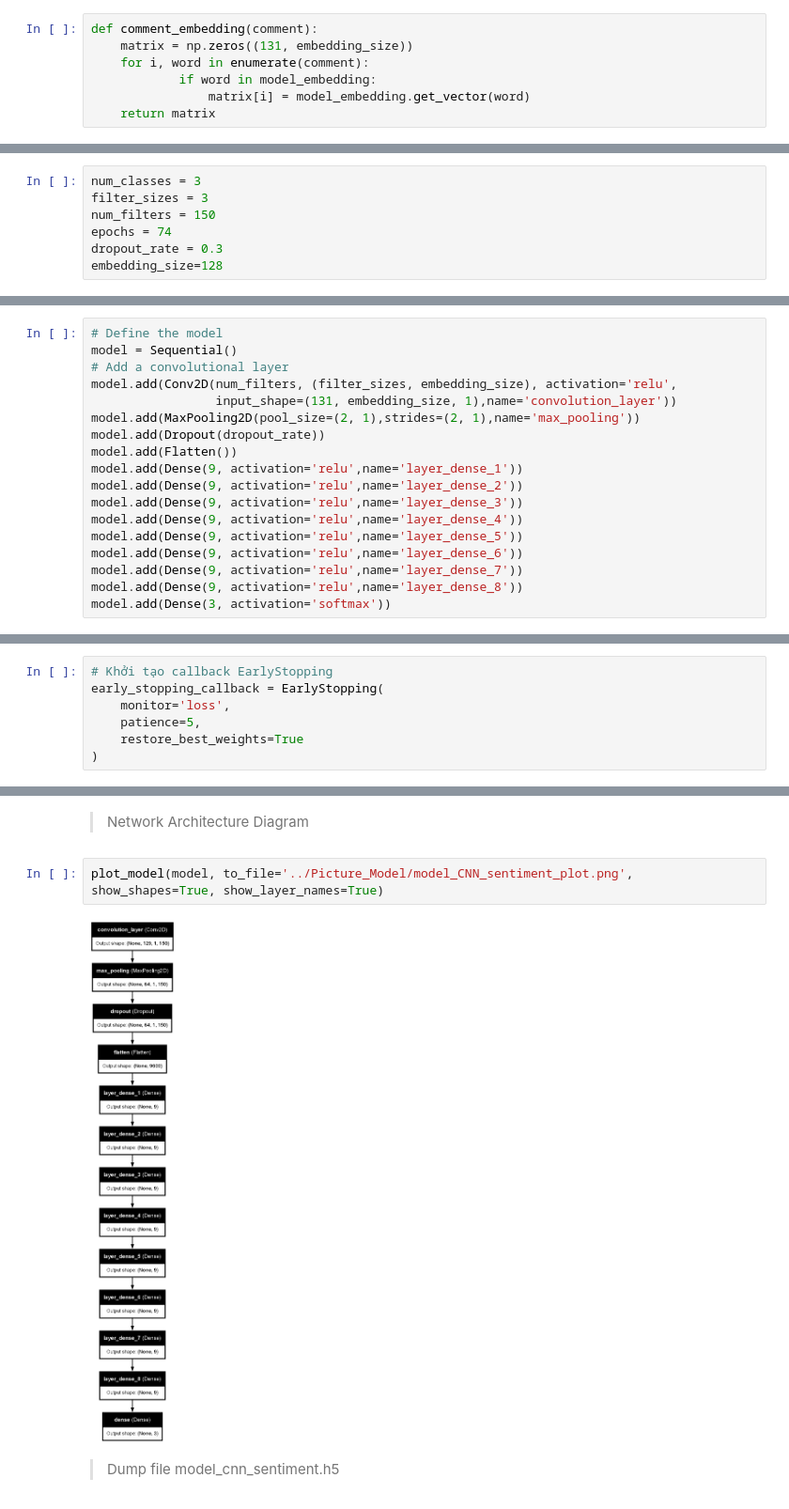
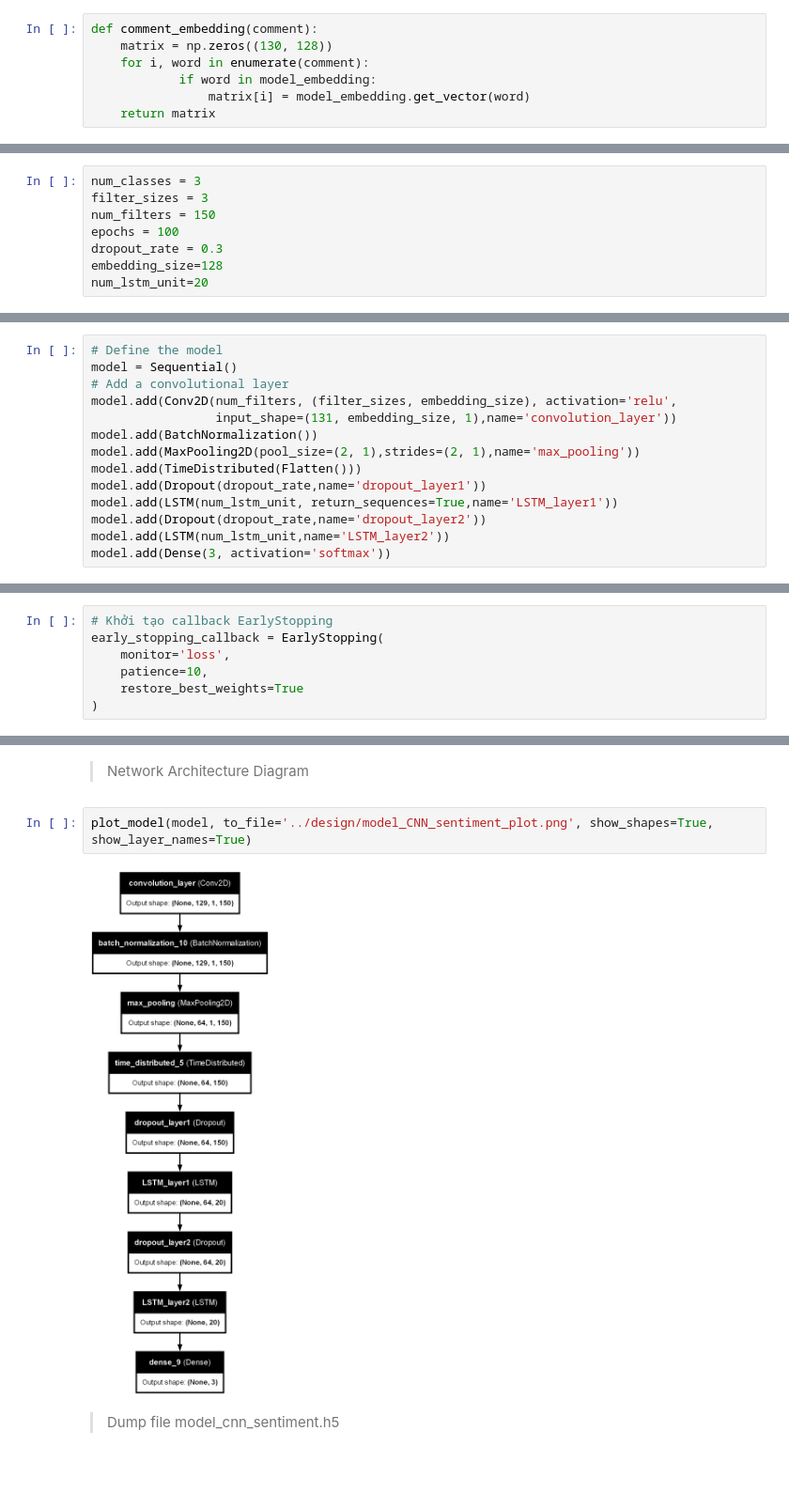
Before and after one commit to Narius2030/Sentiment-Analysis, a Jupyter notebook: source/train_model_CNN_Sentiment.ipynb, the cells around one changed output, grey strips where cells are left out. Shown at 94% size. Saved outputs shown, nothing was run; the diff lists cells and outputs as text; blank space fills up the shorter version.

Commit message:
refine the model

```diff
--- a/source/train_model_CNN_Sentiment.ipynb
+++ b/source/train_model_CNN_Sentiment.ipynb
@@ -155,7 +181,7 @@ embedding_size = 128
 > convert words to vector space and padding
 # %%
 def comment_embedding(comment):
-    matrix = np.zeros((131, embedding_size))
+    matrix = np.zeros((130, 128))
     for i, word in enumerate(comment):
             if word in model_embedding:
                 matrix[i] = model_embedding.get_vector(word)
@@ -199,9 +225,10 @@ print(y_train_onehot[0:3])
 num_classes = 3
 filter_sizes = 3
 num_filters = 150
-epochs = 74
+epochs = 100
 dropout_rate = 0.3
 embedding_size=128
+num_lstm_unit=20
 # %% [markdown]
 > transform input properties
 # %%
@@ -214,17 +241,13 @@ model = Sequential()
 # Add a convolutional layer
 model.add(Conv2D(num_filters, (filter_sizes, embedding_size), activation='relu',
                  input_shape=(131, embedding_size, 1),name='convolution_layer'))
+model.add(BatchNormalization())
 model.add(MaxPooling2D(pool_size=(2, 1),strides=(2, 1),name='max_pooling'))
-model.add(Dropout(dropout_rate))
-model.add(Flatten())
-model.add(Dense(9, activation='relu',name='layer_dense_1'))
-model.add(Dense(9, activation='relu',name='layer_dense_2'))
-model.add(Dense(9, activation='relu',name='layer_dense_3'))
-model.add(Dense(9, activation='relu',name='layer_dense_4'))
-model.add(Dense(9, activation='relu',name='layer_dense_5'))
-model.add(Dense(9, activation='relu',name='layer_dense_6'))
-model.add(Dense(9, activation='relu',name='layer_dense_7'))
-model.add(Dense(9, activation='relu',name='layer_dense_8'))
+model.add(TimeDistributed(Flatten()))
+model.add(Dropout(dropout_rate,name='dropout_layer1'))
+model.add(LSTM(num_lstm_unit, return_sequences=True,name='LSTM_layer1'))
+model.add(Dropout(dropout_rate,name='dropout_layer2'))
+model.add(LSTM(num_lstm_unit,name='LSTM_layer2'))
 model.add(Dense(3, activation='softmax'))
 # %% [markdown]
 ### 3.3. Hyperparameter
@@ -240,7 +263,7 @@ model.compile(loss='categorical_crossentropy',
 # Khởi tạo callback EarlyStopping
 early_stopping_callback = EarlyStopping(
     monitor='loss',
-    patience=5,
+    patience=10,
     restore_best_weights=True
 )
 # %%
@@ -301,9 +324,9 @@ None
 # %% [markdown]
 > Network Architecture Diagram
 # %%
-plot_model(model, to_file='../Picture_Model/model_CNN_sentiment_plot.png', show_shapes=True, show_layer_names=True)
+plot_model(model, to_file='../design/model_CNN_sentiment_plot.png', show_shapes=True, show_layer_names=True)
 # %% [output]
-[figure, old version]
+[figure, new version]
 # %% [markdown]
 > Dump file model_cnn_sentiment.h5
 # %%
```
Also changed, not shown: parts of 12 cells of this notebook, 8 other files.
